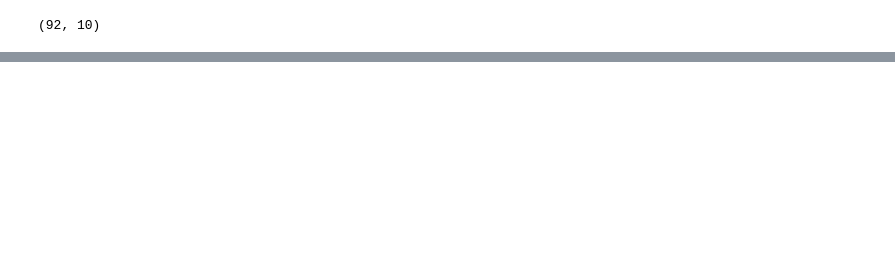
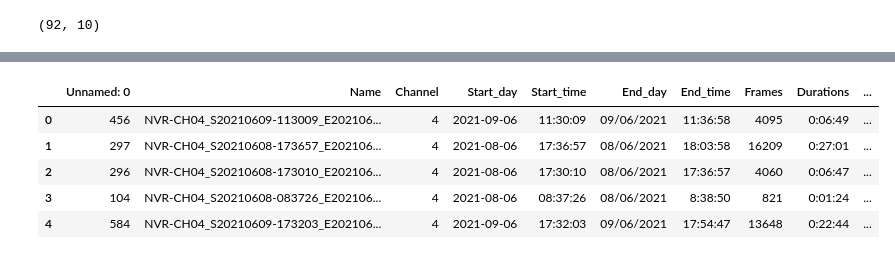
Before and after one commit to LeDuySon/Visualise-notebook, a Jupyter notebook: task-count-people.ipynb, the cells around one changed output, grey strips where cells are left out. Drawn from its saved outputs; the diff is of its cells as text; code cells hidden in the pictures; blank space fills up the shorter version.

```diff
--- a/task-count-people.ipynb
+++ b/task-count-people.ipynb
@@ -257,0 +255,3 @@ len(paths)
+# %%
+ch = pd.read_csv("ch04statistic.csv")
+ch.head()
@@ -257,0 +335,3 @@ len(paths)
+# %%
+tmp_df = pd.DataFrame({"Name": videos, "Average_people_per_frame_IGNORE": list(map(lambda x: x[0], ch_ignore_info)), "STD_people_per_frame_IGNORE":list(map(lambda x: x[1], ch_ignore_info))})
+tmp_df.head()
@@ -257,0 +345,11 @@ len(paths)
+# %%
+ch_ignore = pd.merge(ch, tmp_df, how="inner", on="Name")
+# %%
+ch_ignore.head()
+# %% [output]
+|  | Unnamed: 0 | Name | Channel | Start_day | Start_time | End_day | End_time | Frames | Durations | ... |
+| 0 | 456 | NVR-CH04_S20210609-113009_E202106... | 4 | 2021-09-06 | 11:30:09 | 09/06/2021 | 11:36:58 | 4095 | 0:06:49 | ... |
+| 1 | 297 | NVR-CH04_S20210608-173657_E202106... | 4 | 2021-08-06 | 17:36:57 | 08/06/2021 | 18:03:58 | 16209 | 0:27:01 | ... |
+| 2 | 296 | NVR-CH04_S20210608-173010_E202106... | 4 | 2021-08-06 | 17:30:10 | 08/06/2021 | 17:36:57 | 4060 | 0:06:47 | ... |
+| 3 | 104 | NVR-CH04_S20210608-083726_E202106... | 4 | 2021-08-06 | 08:37:26 | 08/06/2021 | 8:38:50 | 821 | 0:01:24 | ... |
+| 4 | 584 | NVR-CH04_S20210609-173203_E202106... | 4 | 2021-09-06 | 17:32:03 | 09/06/2021 | 17:54:47 | 13648 | 0:22:44 | ... |
```
Also changed, not shown: parts of 26 cells of this notebook.
